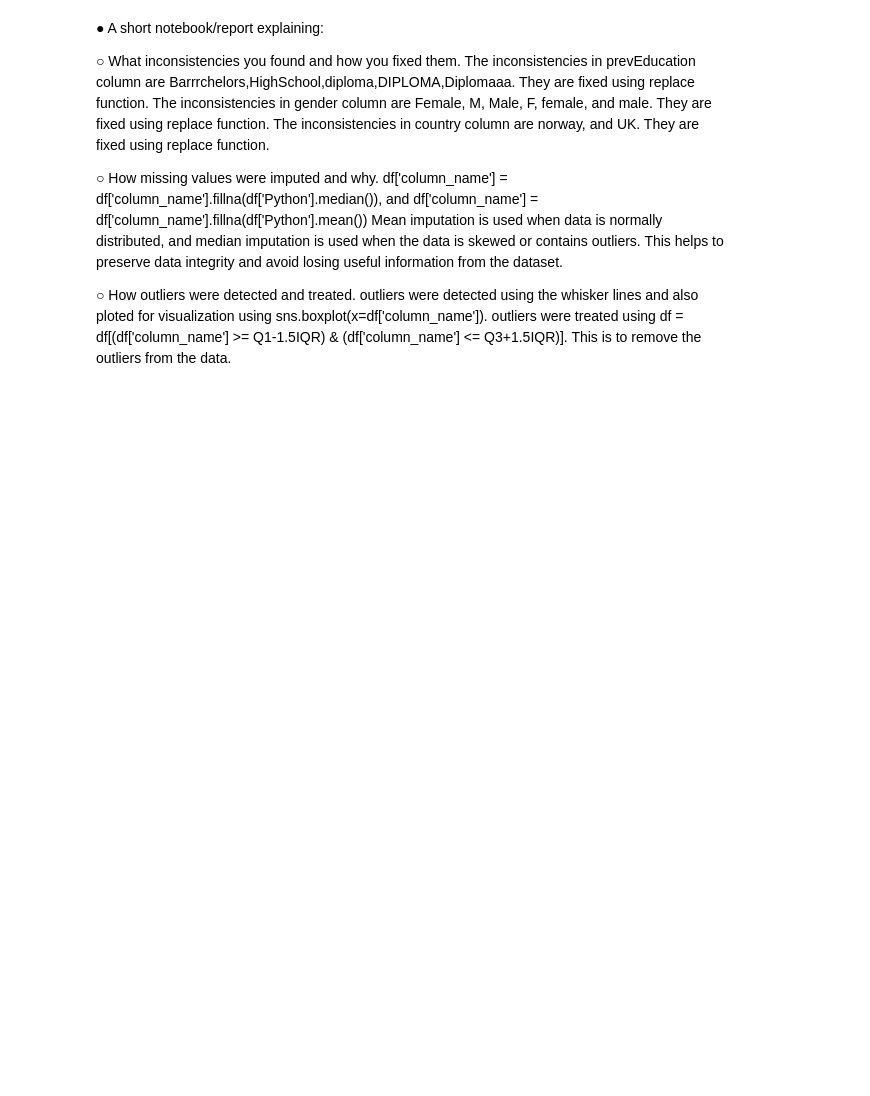
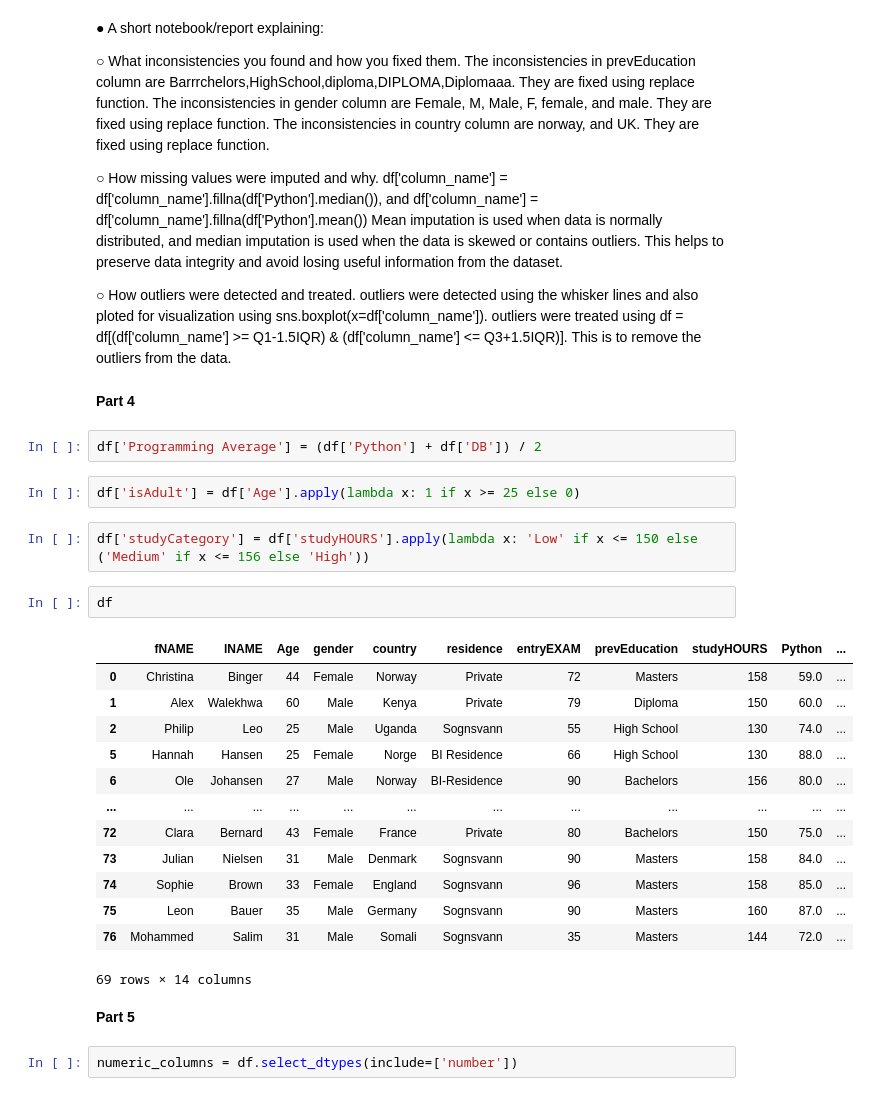
Before and after one commit to M-M-Ammar/Data-Preprocessing, a Jupyter notebook: Data_preprocessing_training.ipynb, the cells around one changed output. Saved outputs shown, nothing was run; the diff lists cells and outputs as text; blank space fills up the shorter version.

```diff
--- a/Data_preprocessing_training.ipynb
+++ b/Data_preprocessing_training.ipynb
@@ -254,3 +254,31 @@ Mean imputation is used when data is normally distributed, and median imputation
 ○	How outliers were detected and treated.
 outliers were detected using the whisker lines and also ploted for visualization using sns.boxplot(x=df['column_name']).
 outliers were treated using df = df[(df['column_name'] >= Q1-1.5IQR) & (df['column_name'] <= Q3+1.5IQR)]. This is to remove the outliers from the data.
+# %% [markdown]
+**Part 4**
+# %%
+df['Programming Average'] = (df['Python'] + df['DB']) / 2
+# %%
+df['isAdult'] = df['Age'].apply(lambda x: 1 if x >= 25 else 0)
+# %%
+df['studyCategory'] = df['studyHOURS'].apply(lambda x: 'Low' if x <= 150 else ('Medium' if x <= 156 else 'High'))
+# %%
+df
+# %% [output]
+|  | fNAME | lNAME | Age | gender | country | residence | entryEXAM | prevEducation | studyHOURS | Python | ... |
+| 0 | Christina | Binger | 44 | Female | Norway | Private | 72 | Masters | 158 | 59.0 | ... |
+| 1 | Alex | Walekhwa | 60 | Male | Kenya | Private | 79 | Diploma | 150 | 60.0 | ... |
+| 2 | Philip | Leo | 25 | Male | Uganda | Sognsvann | 55 | High School | 130 | 74.0 | ... |
+| 5 | Hannah | Hansen | 25 | Female | Norge | BI Residence | 66 | High School | 130 | 88.0 | ... |
+| 6 | Ole | Johansen | 27 | Male | Norway | BI-Residence | 90 | Bachelors | 156 | 80.0 | ... |
+| ... | ... | ... | ... | ... | ... | ... | ... | ... | ... | ... | ... |
+| 72 | Clara | Bernard | 43 | Female | France | Private | 80 | Bachelors | 150 | 75.0 | ... |
+| 73 | Julian | Nielsen | 31 | Male | Denmark | Sognsvann | 90 | Masters | 158 | 84.0 | ... |
+| 74 | Sophie | Brown | 33 | Female | England | Sognsvann | 96 | Masters | 158 | 85.0 | ... |
+| 75 | Leon | Bauer | 35 | Male | Germany | Sognsvann | 90 | Masters | 160 | 87.0 | ... |
+| 76 | Mohammed | Salim | 31 | Male | Somali | Sognsvann | 35 | Masters | 144 | 72.0 | ... |
+69 rows × 14 columns
+# %% [markdown]
+**Part 5**
+# %%
+numeric_columns = df.select_dtypes(include=['number'])
```
Also changed, not shown: parts of 22 cells of this notebook.
